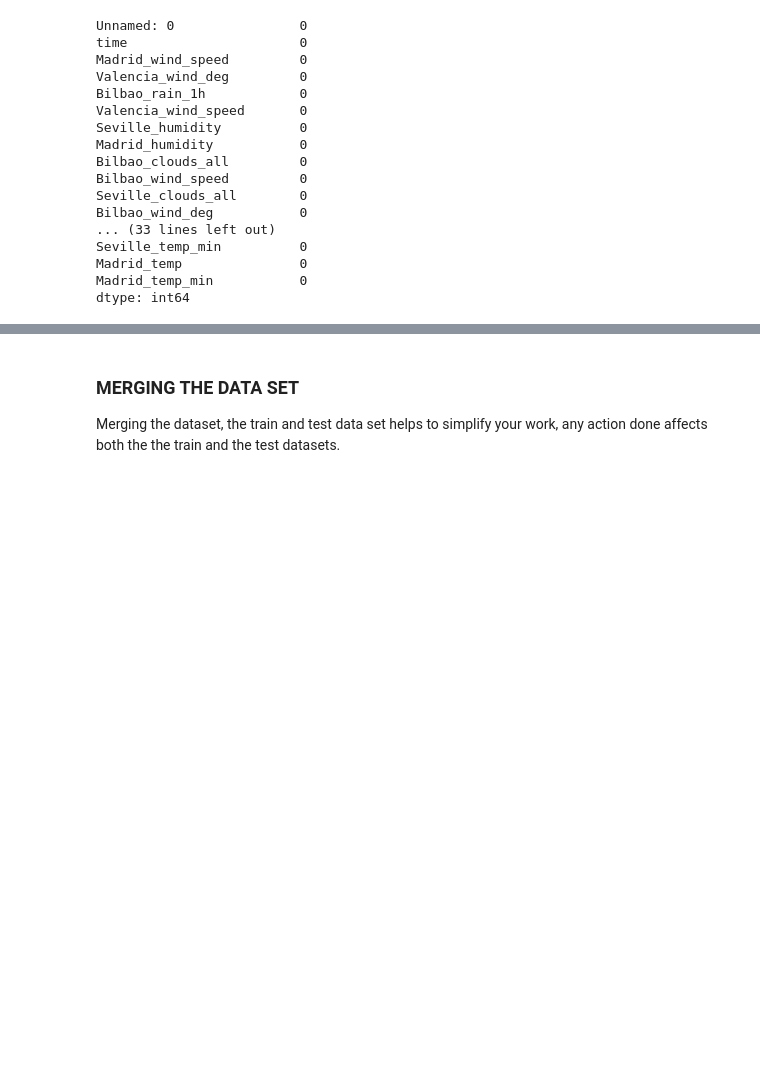
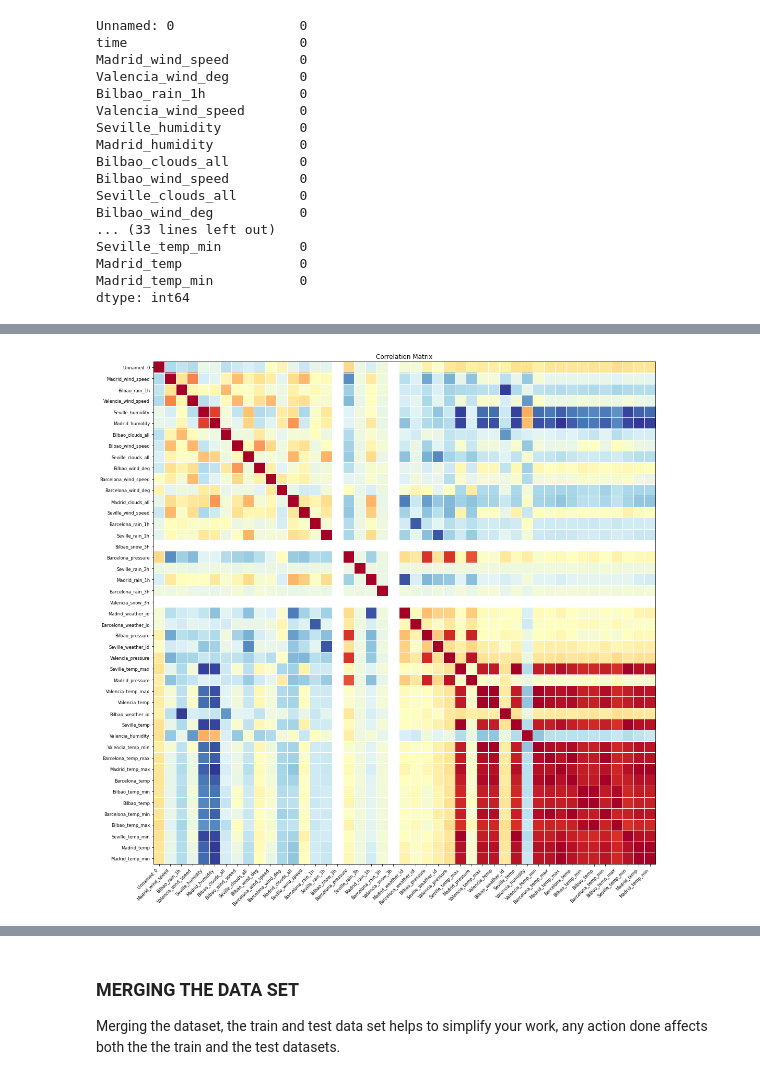
Before and after one commit to YinkaOlusola/Energy_Demand_Shortfall_Prediction-Advanced_Regression, a Jupyter notebook: starter-notebook.ipynb, the cells around one changed output, grey strips where cells are left out. Drawn from its saved outputs; the diff is of its cells as text; code cells hidden in the pictures; blank space fills up the shorter version.

```diff
--- a/starter-notebook.ipynb
+++ b/starter-notebook.ipynb
@@ -254,0 +333,8 @@ dtype: int64
+# %%
+from statsmodels.graphics.correlation import plot_corr
+
+fig = plt.figure(figsize=(15,15));
+ax = fig.add_subplot(111);
+plot_corr(df_test.corr(), xnames = df_test.corr().columns, ax = ax);
+# %% [output]
+[figure, added]
```
Also changed, not shown: parts of 35 cells of this notebook.
